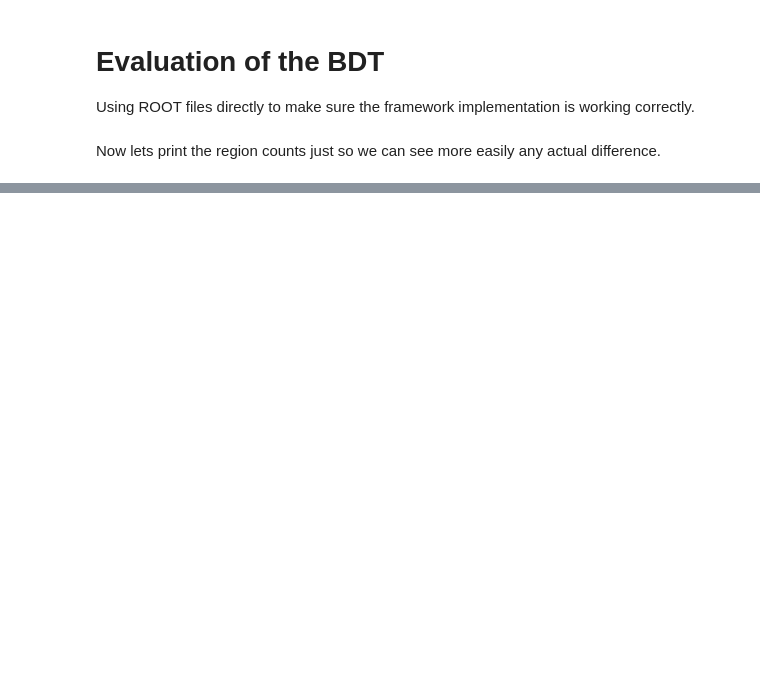
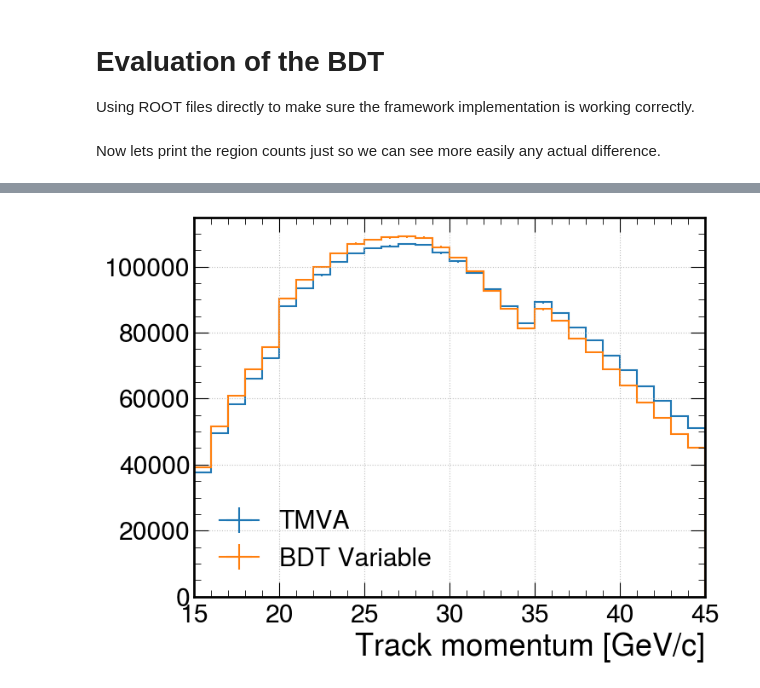
Before and after one commit to ChandlerKenworthy/Upstream, a Jupyter notebook: TreeEvaluation.ipynb, the cells around one changed output, grey strips where cells are left out. Drawn from its saved outputs; the diff is of its cells as text; code cells hidden in the pictures; blank space fills up the shorter version.

```diff
--- a/TreeEvaluation.ipynb
+++ b/TreeEvaluation.ipynb
@@ -404,0 +186,11 @@ Signal Regions (Kaon5, No GTK): 407491.0
+# %%
+plt.figure(figsize=(8, 6))
+hep.histplot(h["signal_mm2_v_p"].project('xaxis'), label="TMVA")
+hep.histplot(h["signalxgb_mm2_v_p"].project('xaxis'), label="BDT Variable")
+plt.xlim(15, 45)
+plt.xlabel("Track momentum [GeV/c]")
+plt.legend()
+plt.grid()
+plt.tight_layout()
+# %% [output]
+[figure, added]
```
Also changed, not shown: parts of 52 cells of this notebook, 2 other files.
